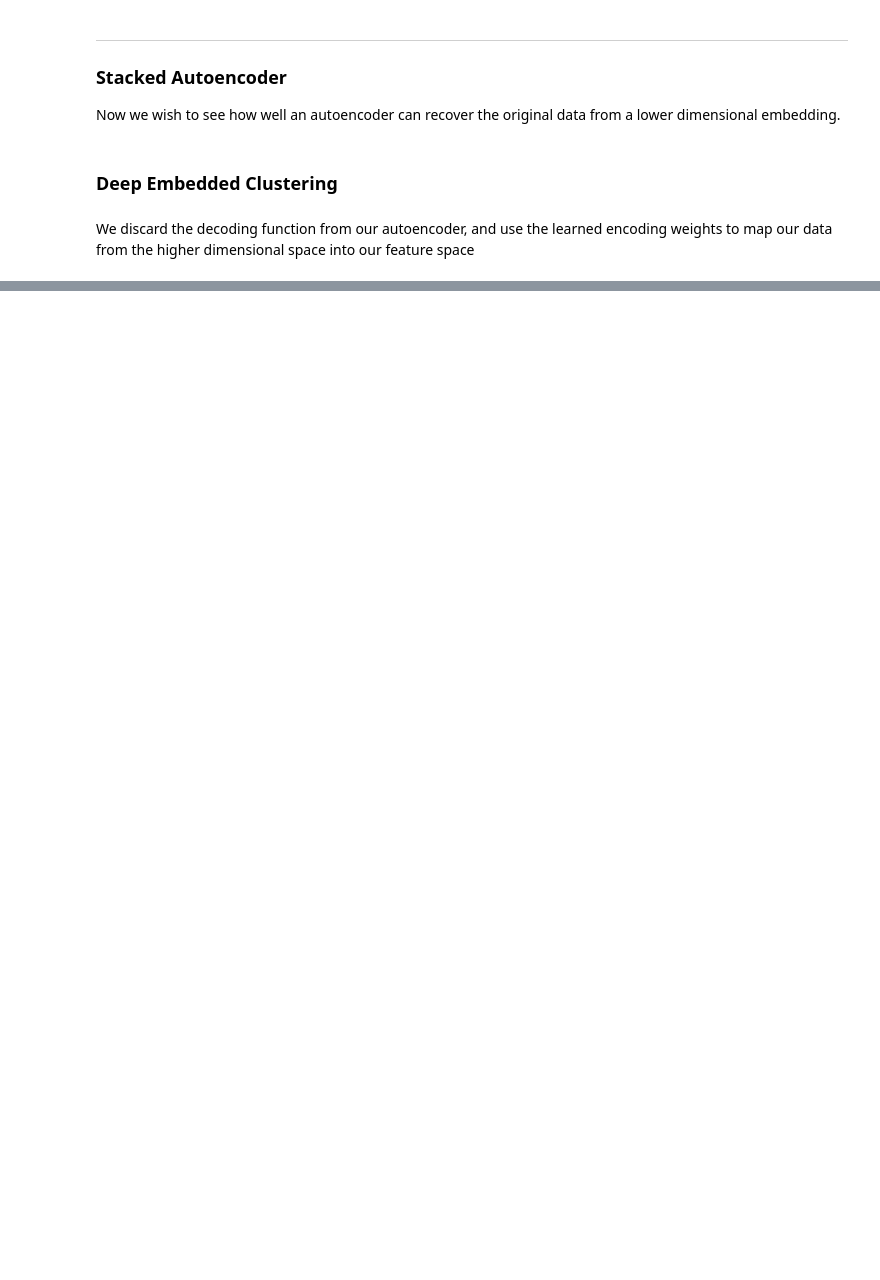
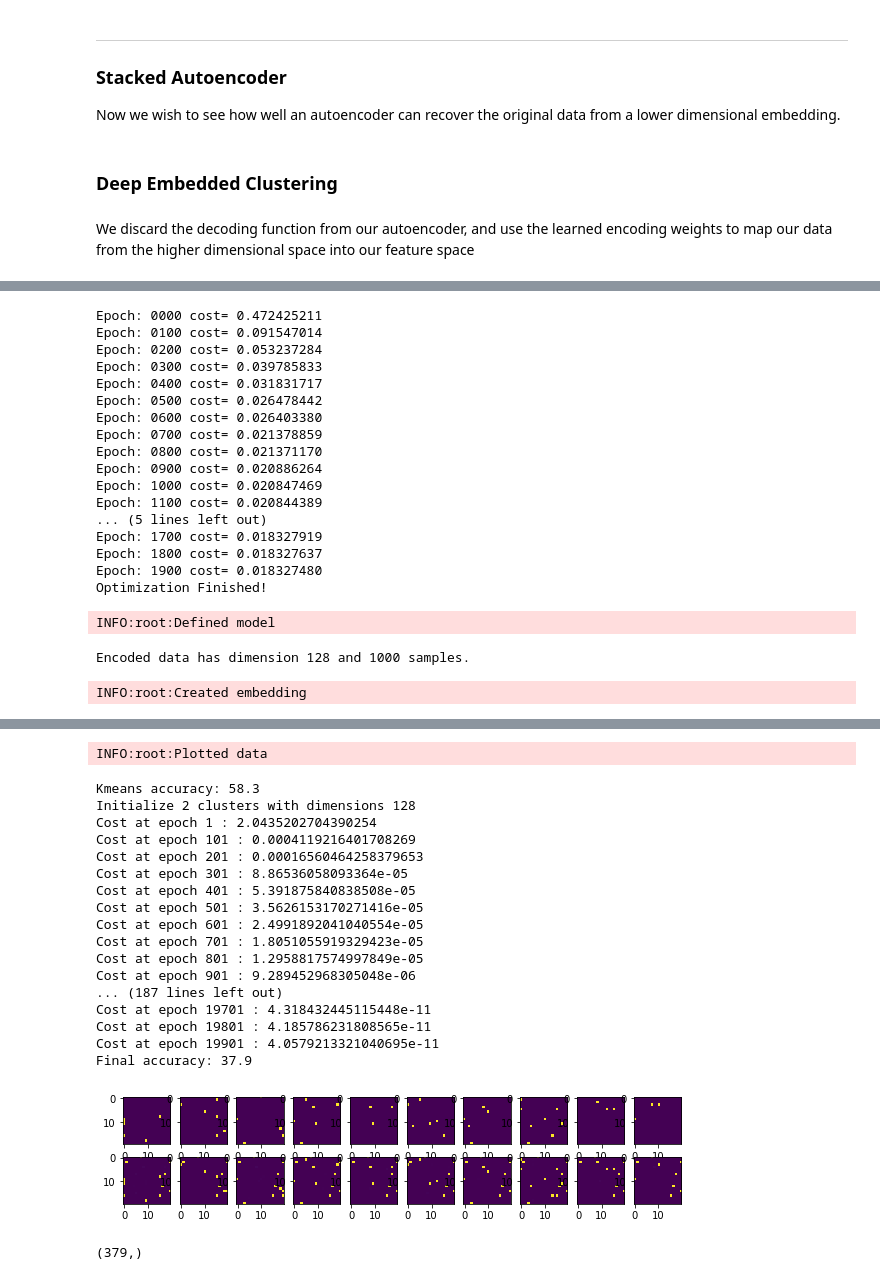
Before and after one commit to sitarapersad/6874-Project, a Jupyter notebook: RNA Heterogeneity.ipynb, the cells around one changed output, grey strips where cells are left out. Saved outputs shown, nothing was run; the diff lists cells and outputs as text; code cells hidden in the pictures; blank space fills up the shorter version.

Commit message:
Fixed clustering

```diff
--- a/RNA Heterogeneity.ipynb
+++ b/RNA Heterogeneity.ipynb
@@ -583,19 +491,0 @@ Tensor("Shape_38:0", shape=(2,), dtype=int32) Tensor("Shape_1:0", shape=(2,), dt
-# %%
-x = np.array([1,2,3])
-n_clusters = 2
-np.tile(x, (n_clusters, 1))
-# %%
-num_samples = 3
-num_clusters= 2
-dim_x = 3
-
-
-x = np.array([[1,2,3],[4,5,6],[7,8,9]])
-
-mu = np.array([[1,2,3],[7,8,9]])
-mu = np.reshape(mu,(1,num_clusters,dim_x))
-
-
-y = np.reshape(x,(dim_x,n_clusters,1))
-
-ones = np.array([[1,1]])
@@ -632,10 +491,0 @@ mu.shape
-# %%
-x = np.array([[1,2,3],[4,5,6],[7,8,9]])
-x = np.reshape(x,(3,3,))
-print(x)
-
-p = np.tile(x, (1,1,2))
-print(p)
-
-p=np.reshape(p,(3,2,3))
-print(p)
@@ -703,0 +602,25 @@ Tensor("Shape_32:0", shape=(2,), dtype=int32) Tensor("Shape_33:0", shape=(2,), d
+# %%
+# p,c = run_DEC(np.array([[1,2],[1,3],[5,6],[6,6]]), np.array([0,0,1,1]), encoding='none')
+
+p,c = run_DEC(simX4[:1000], simY4[:1000], encoding='ae')
+# %% [output]
+Epoch: 0000 cost= 0.472425211
+Epoch: 0100 cost= 0.091547014
+Epoch: 0200 cost= 0.053237284
+Epoch: 0300 cost= 0.039785833
+Epoch: 0400 cost= 0.031831717
+Epoch: 0500 cost= 0.026478442
+Epoch: 0600 cost= 0.026403380
+Epoch: 0700 cost= 0.021378859
+Epoch: 0800 cost= 0.021371170
+Epoch: 0900 cost= 0.020886264
+Epoch: 1000 cost= 0.020847469
+Epoch: 1100 cost= 0.020844389
+... (5 lines left out)
+Epoch: 1700 cost= 0.018327919
+Epoch: 1800 cost= 0.018327637
+Epoch: 1900 cost= 0.018327480
+Optimization Finished!
+INFO:root:Defined model
+Encoded data has dimension 128 and 1000 samples.
+INFO:root:Created embedding
@@ -703,0 +628,24 @@ Tensor("Shape_32:0", shape=(2,), dtype=int32) Tensor("Shape_33:0", shape=(2,), d
+INFO:root:Plotted data
+Kmeans accuracy: 58.3
+Initialize 2 clusters with dimensions 128
+Cost at epoch 1 : 2.0435202704390254
+Cost at epoch 101 : 0.0004119216401708269
+Cost at epoch 201 : 0.00016560464258379653
+Cost at epoch 301 : 8.86536058093364e-05
+Cost at epoch 401 : 5.391875840838508e-05
+Cost at epoch 501 : 3.5626153170271416e-05
+Cost at epoch 601 : 2.4991892041040554e-05
+Cost at epoch 701 : 1.8051055919329423e-05
+Cost at epoch 801 : 1.2958817574997849e-05
+Cost at epoch 901 : 9.289452968305048e-06
+... (187 lines left out)
+Cost at epoch 19701 : 4.318432445115448e-11
+Cost at epoch 19801 : 4.185786231808565e-11
+Cost at epoch 19901 : 4.0579213321040695e-11
+Final accuracy: 37.9
+[figure, added]
+# %%
+wrong = np.where(np.argmax(p[-1],axis=1)==simY4[:1000])[0]
+wrong.shape
+# %% [output]
+(379,)
```
Also changed, not shown: parts of 16 cells of this notebook, 8 other files.
